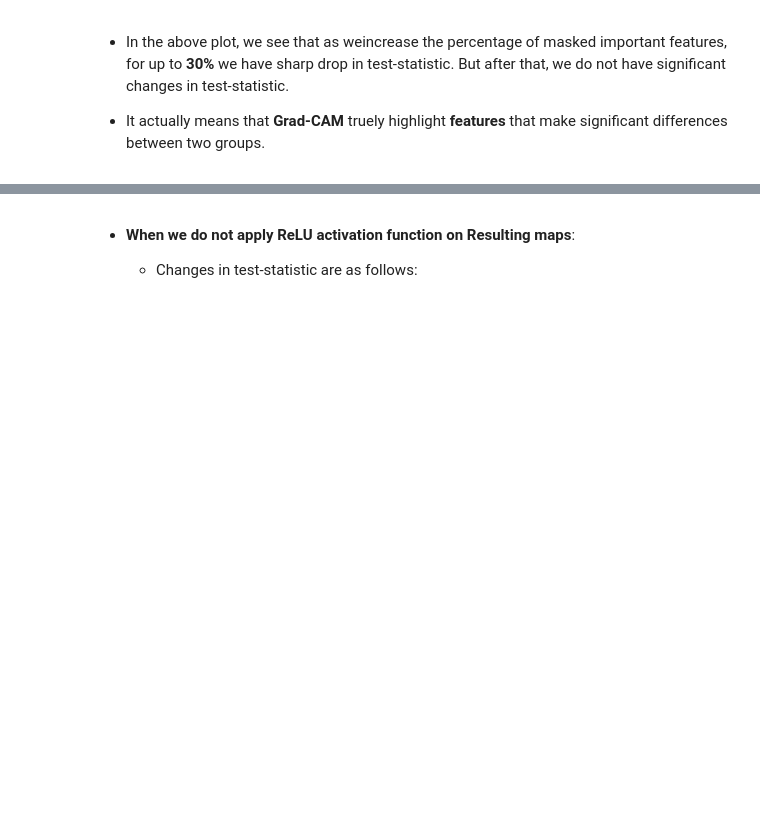
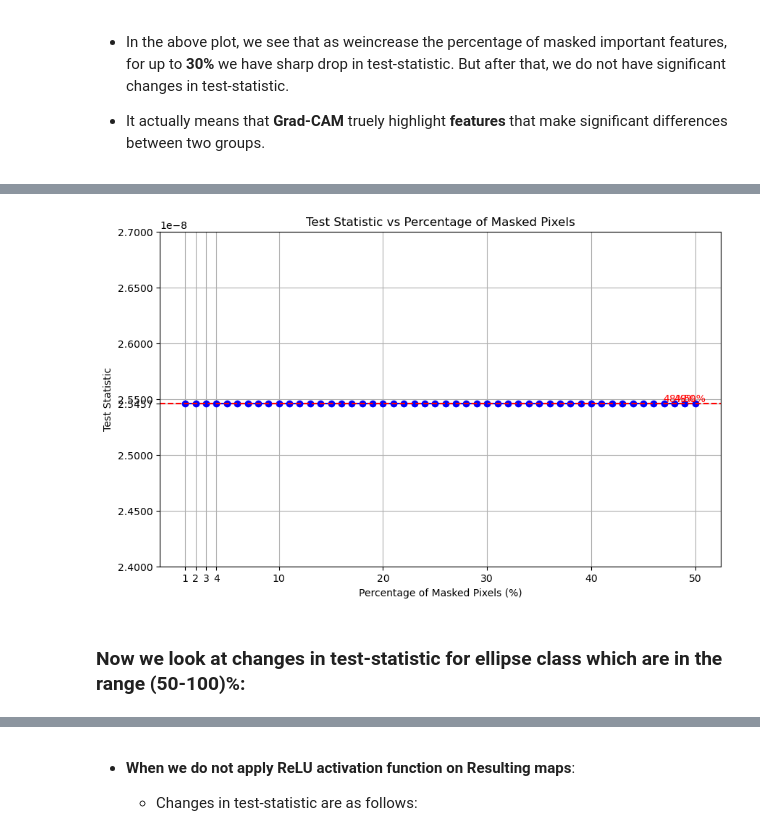
Before and after one commit to Mjavan/DeepTwoSampleTest-GradCAM, a Jupyter notebook: notebooks/HeatMap_visualisation.ipynb, the cells around one changed output, grey strips where cells are left out. Drawn from its saved outputs; the diff is of its cells as text; code cells hidden in the pictures; blank space fills up the shorter version.

```diff
--- a/notebooks/HeatMap_visualisation.ipynb
+++ b/notebooks/HeatMap_visualisation.ipynb
@@ -889,2 +891,43 @@ make_plot(dic_20_masked)
 - Here, I applied `ReLU` activation function on Resulting maps.
+# %%
+import numpy as np
+import matplotlib.pyplot as plt
+
+
+def make_plot_masked_features(test_statistics):
+    # Extracting percentages and corresponding test statistics
+    percentages = list(test_statistics.keys())
+    stats = list(test_statistics.values())
+
+    # Calculate the differences between consecutive test statistics
+    differences = np.abs(np.diff(stats))
+
+    # Find indices of the first three largest differences
+    significant_changes_indices = np.argsort(differences)[-3:] + 1  # +1 because np.diff reduces the array size by 1
+    significant_changes_indices.sort()  # Sort indices for plotting
+
+    # Get the test statistic for 30%
+    test_stat_30 = test_statistics[30]
+
+    # Plotting
+    plt.figure(figsize=(10, 6))
+    plt.plot(percentages, stats, marker='o', linestyle='-', color='b')
+    plt.axhline(y=test_stat_30, color='r', linestyle='--', label=f'Test Statistic at 30%: {test_stat_30:.2e}')
+    plt.xlabel('Percentage of Masked Pixels (%)')
+    plt.ylabel('Test Statistic')
+    plt.title('Test Statistic vs Percentage of Masked Pixels')
+    plt.grid(True)
+
+    # Setting specific ticks on the horizontal axis
+    plt.xticks([1, 2, 3, 4, 10, 20, 30, 40, 50])
+
+    # Add the tick for test_stat_30 on the y-axis
+    plt.gca().set_yticks(np.append(plt.yticks()[0], test_stat_30))
+
+    # Marking the significant change points
+    for idx in significant_changes_indices:
+        plt.text(percentages[idx], stats[idx], f'{percentages[idx]}%',
+             verticalalignment='bottom', horizontalalignment='center', fontsize=10, color='red')
+
+    plt.show()
 # %%
@@ -988,0 +1022,8 @@ plt.show()
+# %%
+dic_1_62000 = {1: 2.5457179908103177e-08, 2: 2.5457179908103177e-08, 3: 2.5457179908103177e-08, 4: 2.5457179908103177e-08, 5: 2.5457179908103177e-08, 6: 2.5457179908103177e-08, 7: 2.5457179908103177e-08, 8: 2.5457179908103177e-08, 9: 2.5457179908103177e-08, 10: 2.5457179908103177e-08, 11: 2.5457179908103177e-08, 12: 2.5457179908103177e-08, 13: 2.5457179908103177e-08, 14: 2.5457179908103177e-08, 15: 2.5457179908103177e-08, 16: 2.5457179908103177e-08, 17: 2.5457179908103177e-08, 18: 2.5457179908103177e-08, 19: 2.5457179908103177e-08, 20: 2.5457179908103177e-08, 21: 2.5457179908103177e-08, 22: 2.5457179908103177e-08, 23: 2.5457179908103177e-08, 24: 2.5457179908103177e-08, 25: 2.5457179908103177e-08, 26: 2.5457179908103177e-08, 27: 2.5457179908103177e-08, 28: 2.5457179908103177e-08, 29: 2.5457179908103177e-08, 30: 2.5457179908103177e-08, 31: 2.5457179908103177e-08, 32: 2.5457179908103177e-08, 33: 2.5457179908103177e-08, 34: 2.5457179908103177e-08, 35: 2.5457179908103177e-08, 36: 2.5457179908103177e-08, 37: 2.5457179908103177e-08, 38: 2.5457179908103177e-08, 39: 2.5457179908103177e-08, 40: 2.5457179908103177e-08, 41: 2.5457179908103177e-08, 42: 2.5457179908103177e-08, 43: 2.5457179908103177e-08, 44: 2.5457179908103177e-08, 45: 2.5457179908103177e-08, 46: 2.5457179908103177e-08, 47: 2.5457179908103177e-08, 48: 2.5457179908103177e-08, 49: 2.5457179908103177e-08, 50: 2.5457179908103177e-08}
+# %%
+make_plot_masked_features(dic_1_62000)
+# %% [output]
+[figure, added]
+# %% [markdown]
+### Now we look at changes in test-statistic for ellipse class which are in the range (50-100)%:
```
Also changed, not shown: parts of 10 cells of this notebook, 1 other file.
